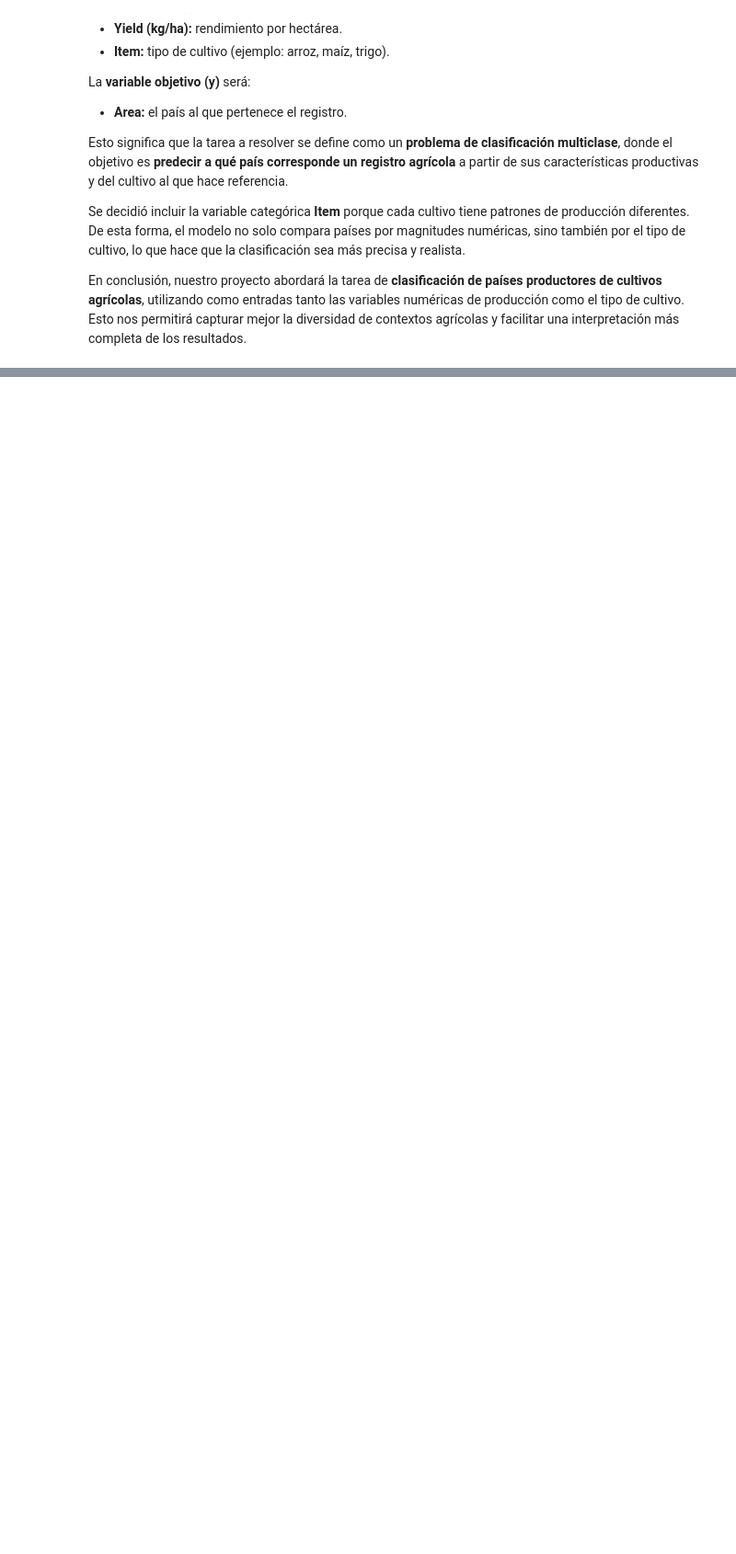
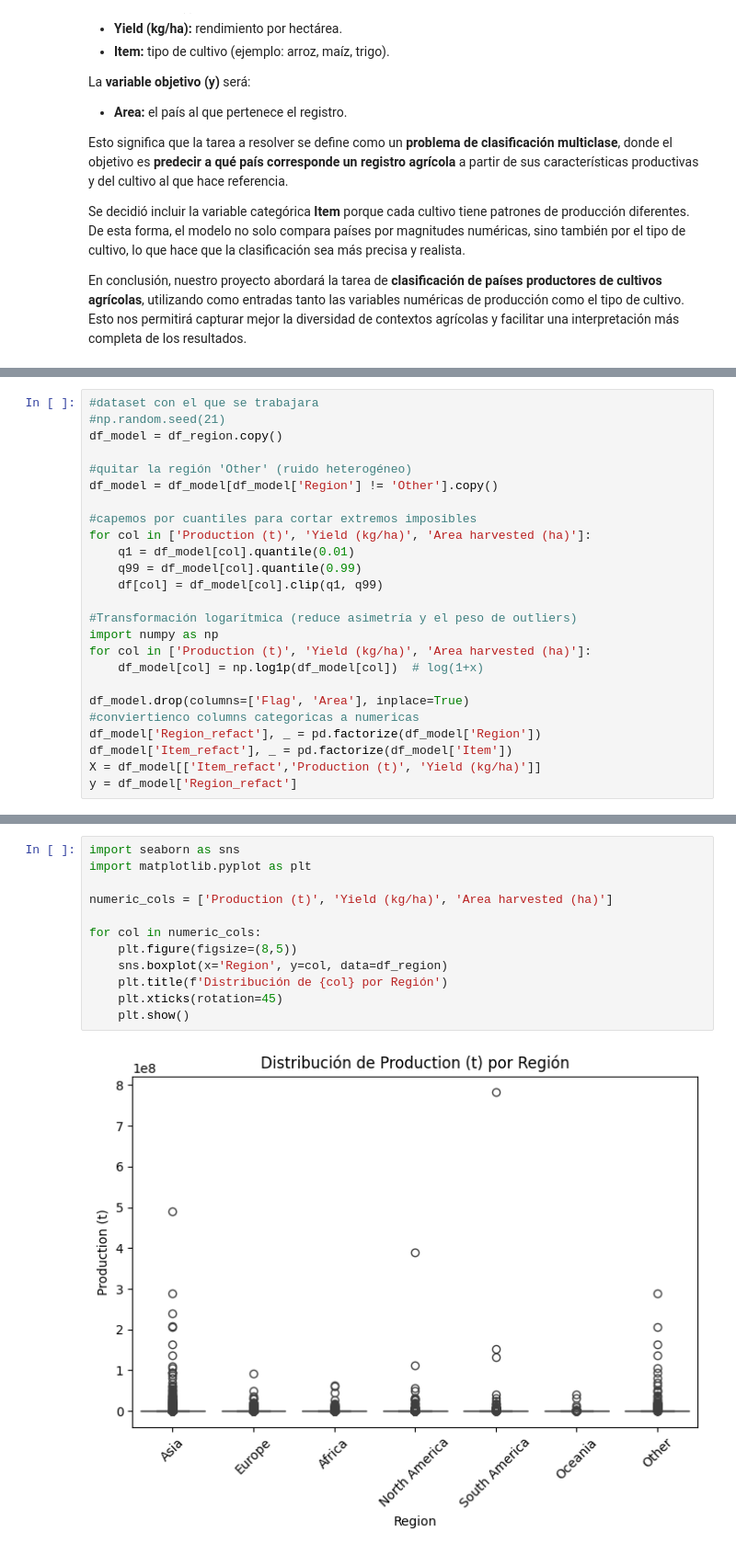
Before and after one commit to AndreaBernal00/AndreaBernal00.github.io, a Jupyter notebook: notebooks/Primera_entrega_proyecto_IA.ipynb, the cells around one changed output, grey strips where cells are left out. Shown at 92% size. Cells and saved outputs as stored; diff of their text form; blank space fills up the shorter version.

```diff
--- a/notebooks/Primera_entrega_proyecto_IA.ipynb
+++ b/notebooks/Primera_entrega_proyecto_IA.ipynb
@@ -500,0 +492,25 @@ En conclusión, nuestro proyecto abordará la tarea de **clasificación de país
+# %%
+#dataset con el que se trabajara
+#np.random.seed(21)
+df_model = df_region.copy()
+
+#quitar la región 'Other' (ruido heterogéneo)
+df_model = df_model[df_model['Region'] != 'Other'].copy()
+
+#capemos por cuantiles para cortar extremos imposibles
+for col in ['Production (t)', 'Yield (kg/ha)', 'Area harvested (ha)']:
+    q1 = df_model[col].quantile(0.01)
+    q99 = df_model[col].quantile(0.99)
+    df[col] = df_model[col].clip(q1, q99)
+
+#Transformación logarítmica (reduce asimetría y el peso de outliers)
+import numpy as np
+for col in ['Production (t)', 'Yield (kg/ha)', 'Area harvested (ha)']:
+    df_model[col] = np.log1p(df_model[col])  # log(1+x)
+
+df_model.drop(columns=['Flag', 'Area'], inplace=True)
+#conviertienco columns categoricas a numericas
+df_model['Region_refact'], _ = pd.factorize(df_model['Region'])
+df_model['Item_refact'], _ = pd.factorize(df_model['Item'])
+X = df_model[['Item_refact','Production (t)', 'Yield (kg/ha)']]
+y = df_model['Region_refact']
@@ -500,0 +539,14 @@ En conclusión, nuestro proyecto abordará la tarea de **clasificación de país
+# %%
+import seaborn as sns
+import matplotlib.pyplot as plt
+
+numeric_cols = ['Production (t)', 'Yield (kg/ha)', 'Area harvested (ha)']
+
+for col in numeric_cols:
+    plt.figure(figsize=(8,5))
+    sns.boxplot(x='Region', y=col, data=df_region)
+    plt.title(f'Distribución de {col} por Región')
+    plt.xticks(rotation=45)
+    plt.show()
+# %% [output]
+[figure, added]
```
Also changed, not shown: parts of 17 cells of this notebook.
